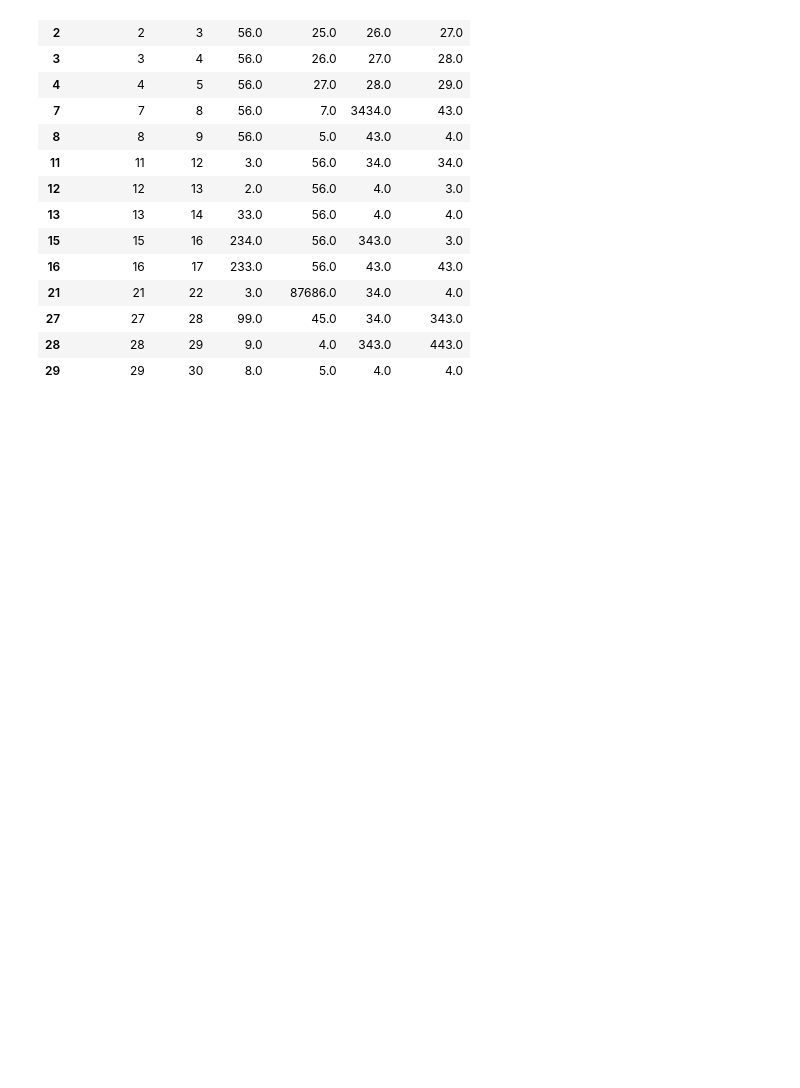
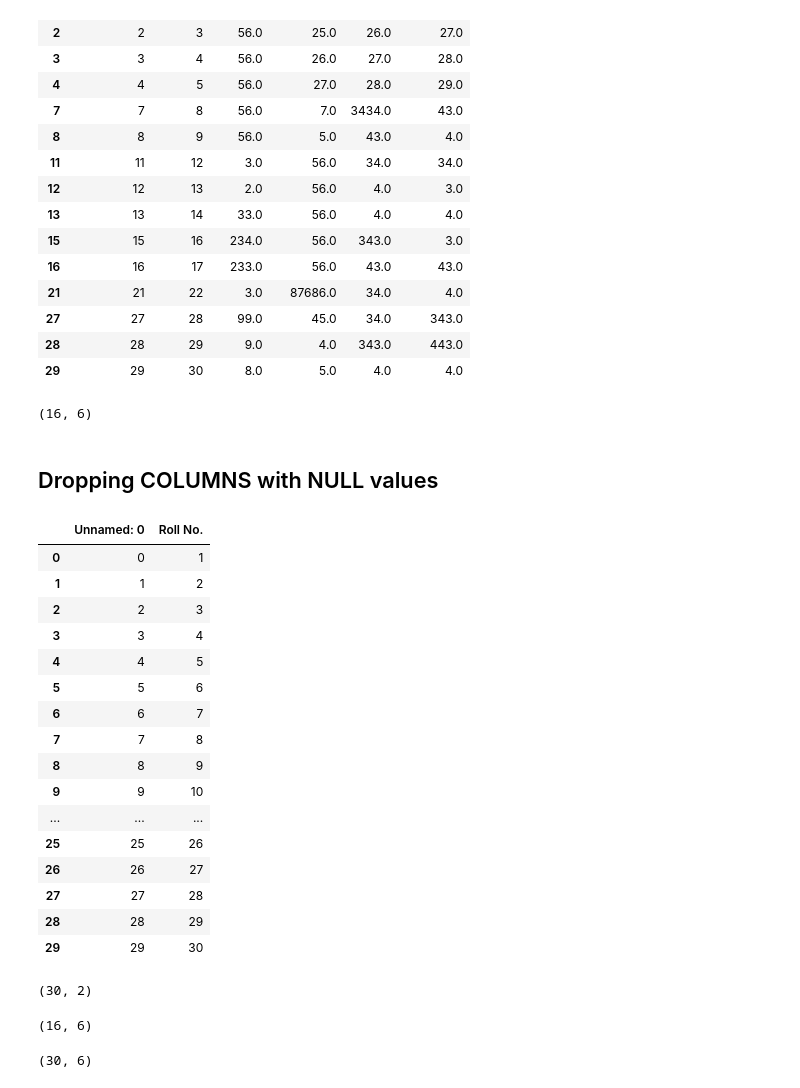
Before and after one commit to PRACHIP5202/WinWinAI, a Jupyter notebook: PrachiPandas.ipynb, the cells around one changed output. Drawn from its saved outputs; the diff is of its cells as text; code cells hidden in the pictures; blank space fills up the shorter version.

```diff
--- a/PrachiPandas.ipynb
+++ b/PrachiPandas.ipynb
@@ -429,3 +429,34 @@ df
 | 27 | 27 | 28 | 99.0 | 45.0 | 34.0 | 343.0 |
 | 28 | 28 | 29 | 9.0 | 4.0 | 343.0 | 443.0 |
 | 29 | 29 | 30 | 8.0 | 5.0 | 4.0 | 4.0 |
+# %%
+df.shape
+# %% [output]
+(16, 6)
+# %% [markdown]
+## Dropping COLUMNS with NULL values
+# %%
+df4= df3.dropna(axis = 1)        #remove all columns which atleast contain 1 null
+df4
+# %% [output]
+|  | Unnamed: 0 | Roll No. |
+| 0 | 0 | 1 |
+| 1 | 1 | 2 |
+| 2 | 2 | 3 |
+| 3 | 3 | 4 |
+| 4 | 4 | 5 |
+| 5 | 5 | 6 |
+| 6 | 6 | 7 |
+| 7 | 7 | 8 |
+| 8 | 8 | 9 |
+| 9 | 9 | 10 |
+| ... | ... | ... |
+| 25 | 25 | 26 |
+| 26 | 26 | 27 |
+| 27 | 27 | 28 |
+| 28 | 28 | 29 |
+| 29 | 29 | 30 |
+# %%
+df4.shape
+# %% [output]
+(30, 2)
@@ -431,0 +465,4 @@ df
+# %%
+a.shape
+# %% [output]
+(16, 6)
@@ -431,0 +471,4 @@ df
+# %%
+b.shape
+# %% [output]
+(30, 6)
```
Also changed, not shown: parts of 5 cells of this notebook.
